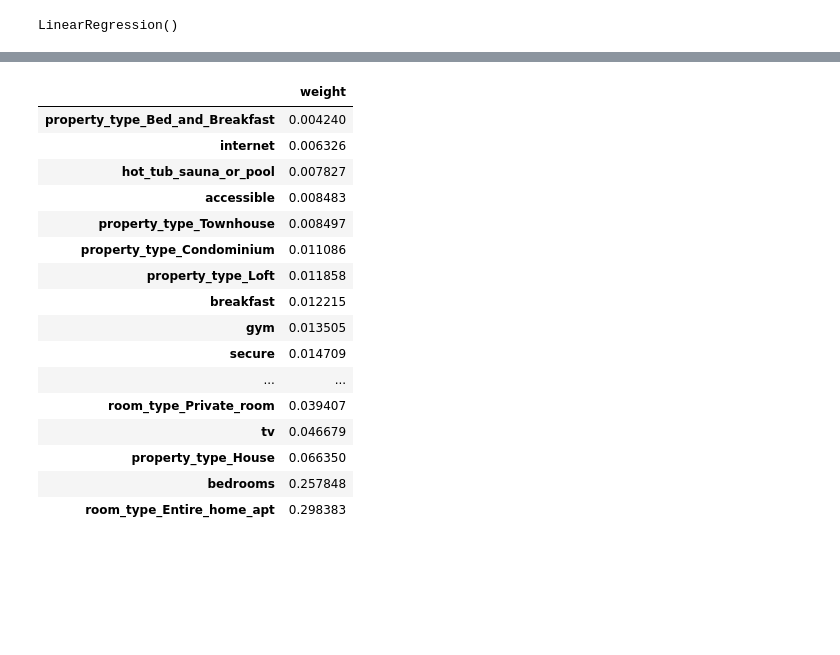
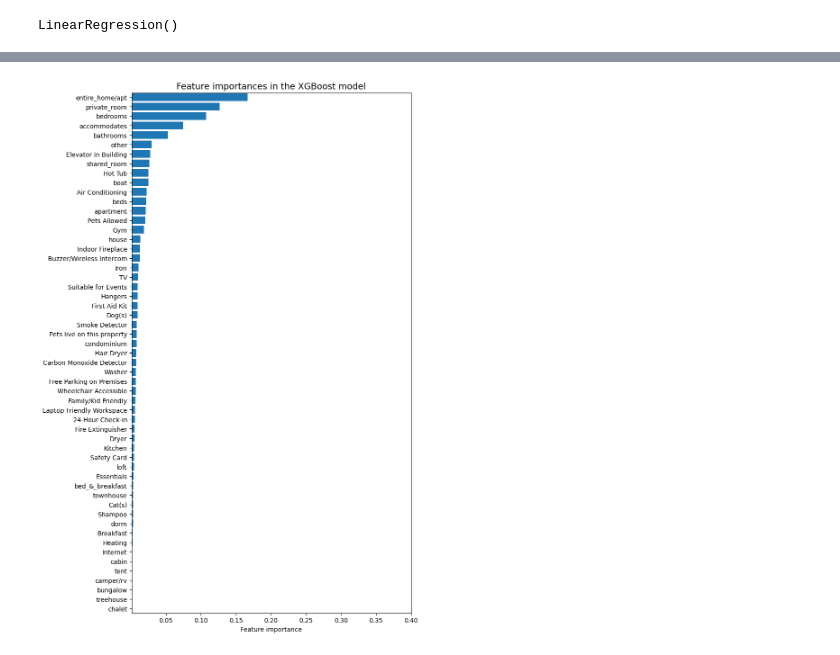
Before and after one commit to MohamedHussein-X/Airbnb-Listings, a Jupyter notebook: ML-Models.ipynb, the cells around one changed output, grey strips where cells are left out. Cells and saved outputs as stored; diff of their text form; code cells hidden in the pictures; blank space fills up the shorter version.

```diff
--- a/ML-Models.ipynb
+++ b/ML-Models.ipynb
@@ -402,7 +342,7 @@ Successfully installed graphviz-0.20.3
 # %%
 import xgboost as xgb
 # Fitting and Training the model for Train & Test sets
-xgb_reg = xgb.XGBRegressor(objective ='reg:linear', colsample_bytree = 0.3, learning_rate = 0.1,
+xgb_reg = xgb.XGBRegressor(objective ='reg:linear', colsample_bytree = 0.3, learning_rate = 0.017,
                 max_depth = 3, alpha = 10, n_estimators = 2000)
 
 xgb_reg.fit(X_train,y_train)
@@ -421,23 +398,15 @@ ExecutableNotFound: failed to execute PosixPath('dot'), make sure the Graphviz e
 # %%
 # Weightage/Importance of each variable
 ft_weights_xgb_reg = pd.DataFrame(xgb_reg.feature_importances_, columns=['weight'], index=X_train.columns)
 ft_weights_xgb_reg.sort_values('weight', inplace=True)
-ft_weights_xgb_reg
+# ft_weights_xgb_reg
+# Plotting feature importances
+plt.figure(figsize=(8,15))
+plt.barh(ft_weights_xgb_reg.index, ft_weights_xgb_reg.weight, align='center')
+plt.title("Feature importances in the XGBoost model", fontsize=14)
+plt.xlabel("Feature importance")
+plt.margins(y=0.001)
+plt.xlim(0.001, 0.4)
+plt.show()
 # %% [output]
-|  | weight |
-| property_type_Bed_and_Breakfast | 0.004240 |
-| internet | 0.006326 |
-| hot_tub_sauna_or_pool | 0.007827 |
-| accessible | 0.008483 |
-| property_type_Townhouse | 0.008497 |
-| property_type_Condominium | 0.011086 |
-| property_type_Loft | 0.011858 |
-| breakfast | 0.012215 |
-| gym | 0.013505 |
-| secure | 0.014709 |
-| ... | ... |
-| room_type_Private_room | 0.039407 |
-| tv | 0.046679 |
-| property_type_House | 0.066350 |
-| bedrooms | 0.257848 |
-| room_type_Entire_home_apt | 0.298383 |
+[figure, added]
```
Also changed, not shown: parts of 80 cells of this notebook, 5 other files.
